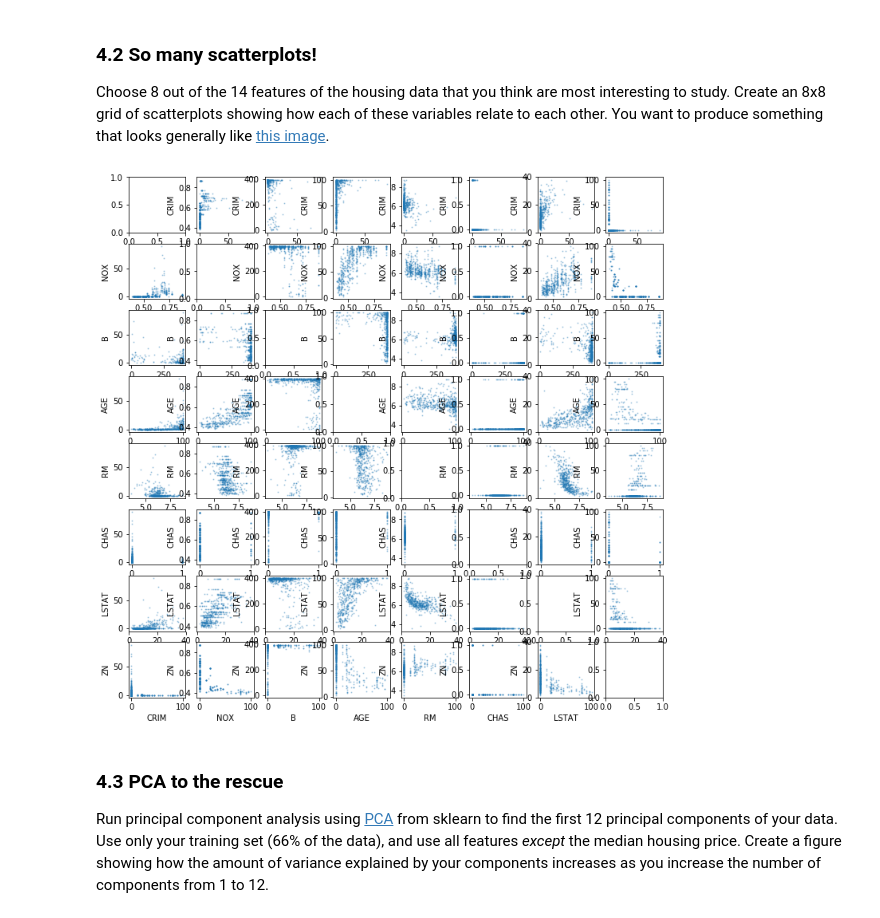
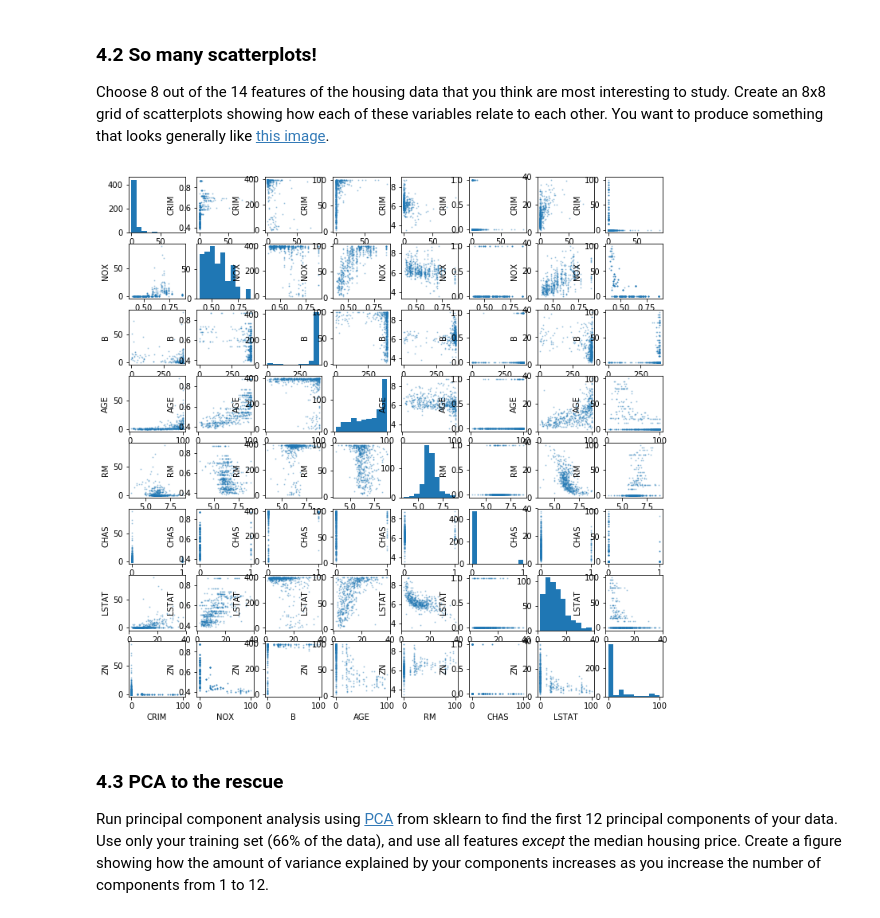
Before and after one commit to huibrm/hw-5, a Jupyter notebook: pset5.ipynb, the cells around one changed output. Cells and saved outputs as stored; diff of their text form; code cells hidden in the pictures.

```diff
--- a/pset5.ipynb
+++ b/pset5.ipynb
@@ -770,18 +783,20 @@ Choose 8 out of the 14 features of the housing data that you think are most inte
 # %%
 plt.figure(figsize=(12,12))
 f = ['CRIM', 'NOX', 'B', 'AGE', 'RM', 'CHAS', 'LSTAT', 'ZN']
 for i in range(8):
     for j in range(8):
 
         fig = plt.subplot(8, 8, i * 8 + j + 1)
         if i != j:
             plt.scatter(data_pd[f[i]],data_pd[f[j]], alpha = .3, s = 1, label = f[i])
             plt.ylabel(f[i])
             plt.xlabel(f[j])
+        else :
+            plt.hist(data_pd[f[i]])
 
         # insert your code here
 # %% [output]
-[figure, old version]
+[figure, new version]
 # %% [markdown]
 ### 4.3 PCA to the rescue
 
```
Also changed, not shown: parts of 8 cells of this notebook.
